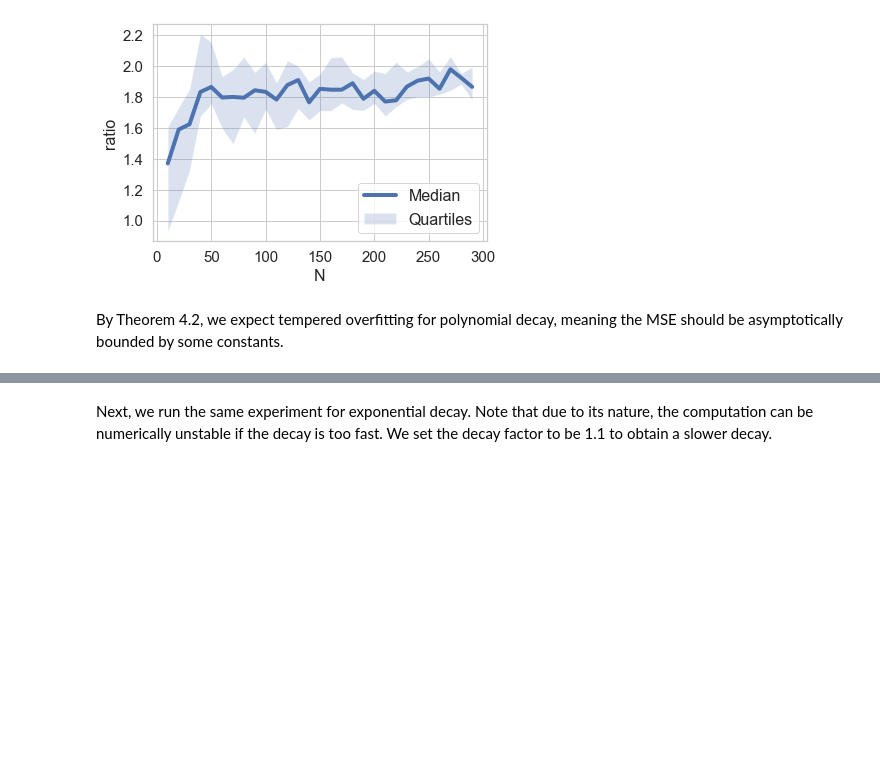
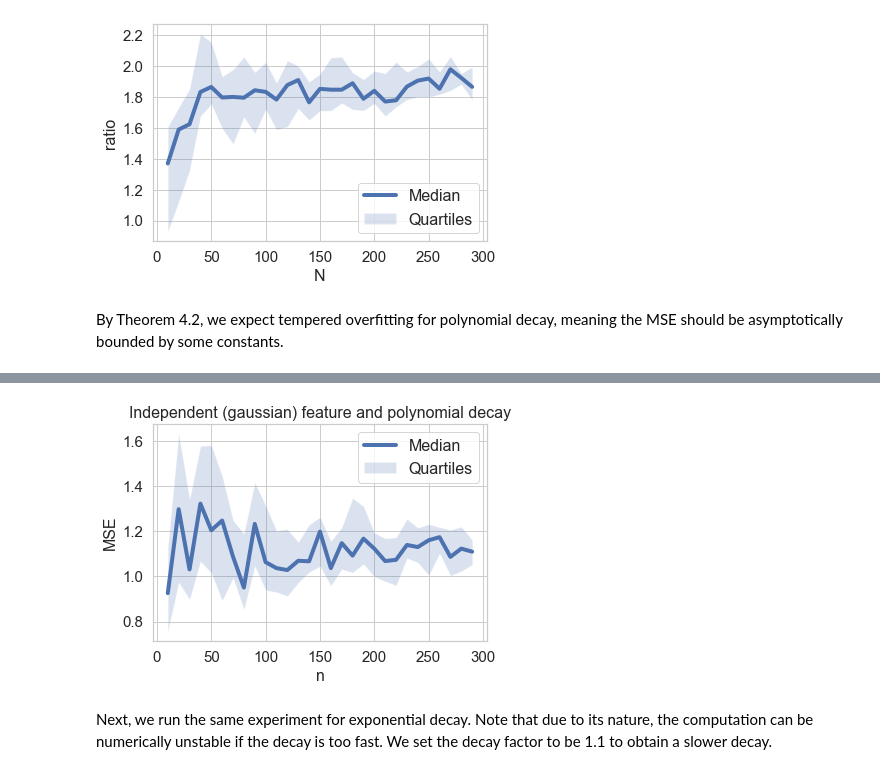
Before and after one commit to tscheng516/gaussian_RF, a Jupyter notebook: experiment.ipynb, the cells around one changed output, grey strips where cells are left out. Drawn from its saved outputs; the diff is of its cells as text; code cells hidden in the pictures; blank space fills up the shorter version.

```diff
--- a/experiment.ipynb
+++ b/experiment.ipynb
@@ -162,3 +162,20 @@ plt.show()
+# %%
+# plot the learning curve
+sns.set(style="whitegrid")
+sns.lineplot(x=N_list, y=mse_list, label= "Median",linewidth = 4)
+plt.fill_between(x=N_list, y1=mse_lower_quartile, y2=mse_upper_quartile, alpha=0.2, label='Quartiles')
+plt.title("Independent (gaussian) feature and polynomial decay", fontsize = 16)
+plt.xlabel("n", fontsize = 16)
+#plt.yscale("log")
+plt.ylabel("MSE", fontsize = 16)
+plt.legend(fontsize = 16)
+plt.xticks(fontsize = 15)
+plt.yticks(fontsize = 15)
+# Show the plot
+plt.savefig('learning_curve_poly_1.pdf', bbox_inches="tight")
+plt.show()
+# %% [output]
+[figure, added]
 # %% [markdown]
 Next, we run the same experiment for exponential decay. Note that due to its nature, the computation can be numerically unstable if the decay is too fast. We set the decay factor to be 1.1 to obtain a slower decay.
 # %%
```
Also changed, not shown: parts of 4 cells of this notebook, 30 other files.
